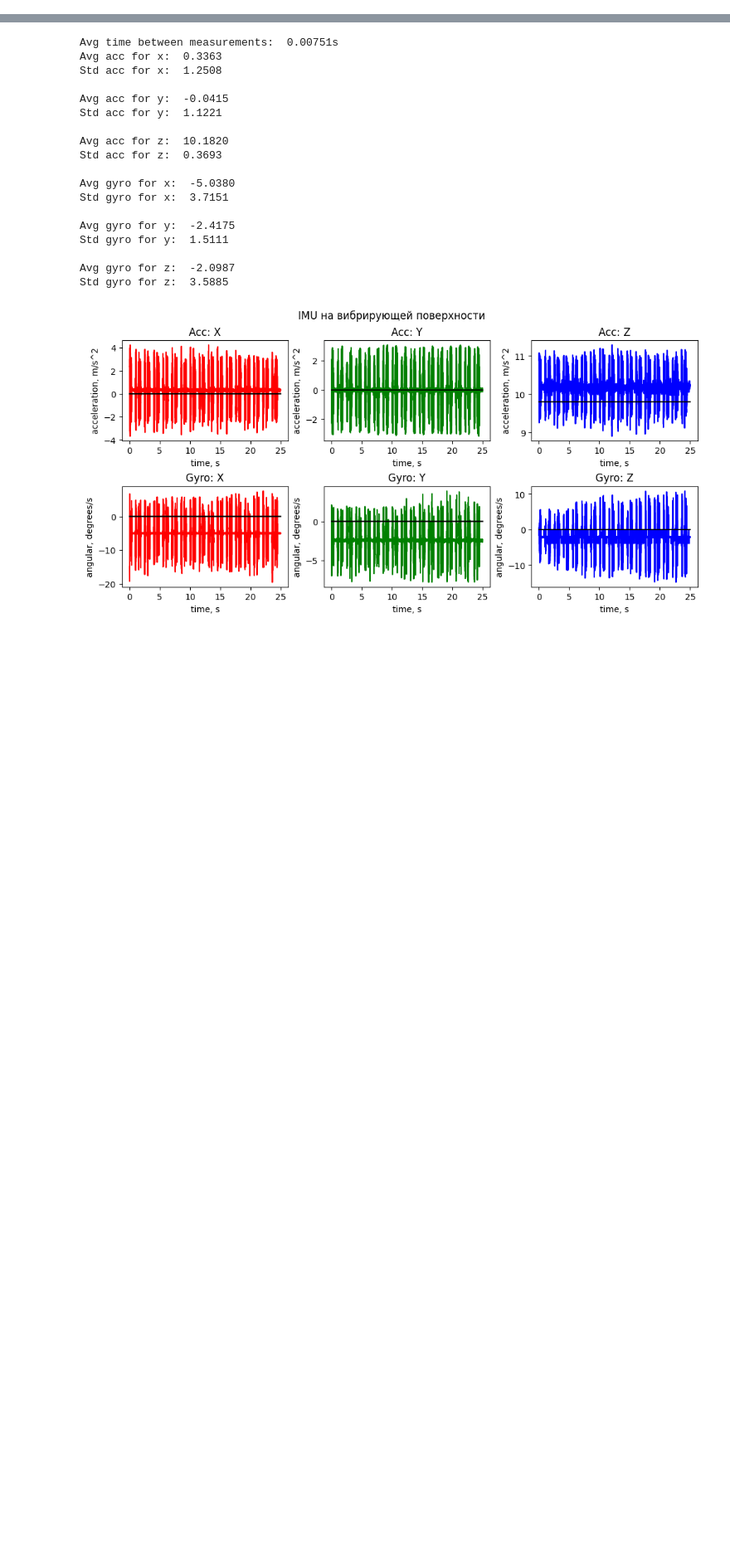
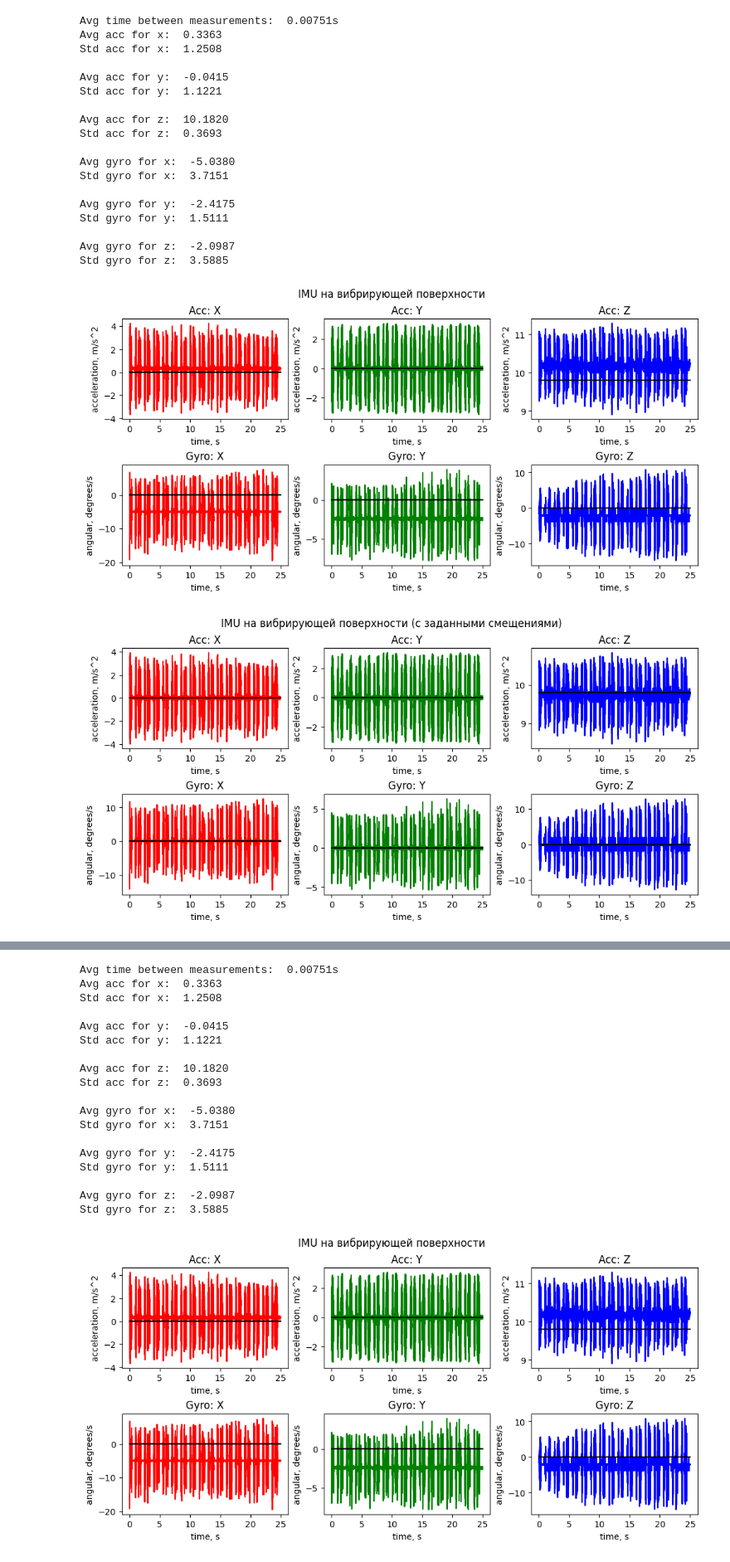
Before and after one commit to cbipok930/IMU-data-processing, a Jupyter notebook: n_Current.ipynb, the cells around one changed output, grey strips where cells are left out. Shown at 83% size. Cells and saved outputs as stored; diff of their text form; code cells hidden in the pictures; blank space fills up the shorter version.

```diff
--- a/n_Current.ipynb
+++ b/n_Current.ipynb
@@ -254,2 +254,25 @@ Std pitch:  0.05594
 # %%
 calib = {'a': {'x': -0.3186, 'y': -0.0151, 'z': 9.8 - 10.2432}, 'g': {'x': 5.0153, 'y': 2.4093, 'z': 2.0594}}
+# %%
+process_data("data/vibr01.11.2023.17_47_41.json", "IMU на вибрирующей поверхности", calib= calib, apply_algs = [apply_comp, apply_ekf])
+# %% [output]
+Avg time between measurements:  0.00751s
+Avg acc for x:  0.3363
+Std acc for x:  1.2508
+
+Avg acc for y:  -0.0415
+Std acc for y:  1.1221
+
+Avg acc for z:  10.1820
+Std acc for z:  0.3693
+
+Avg gyro for x:  -5.0380
+Std gyro for x:  3.7151
+
+Avg gyro for y:  -2.4175
+Std gyro for y:  1.5111
+
+Avg gyro for z:  -2.0987
+Std gyro for z:  3.5885
+[figure, added]
+[figure, added]
```
Also changed, not shown: parts of 6 cells of this notebook, 3 other files.
